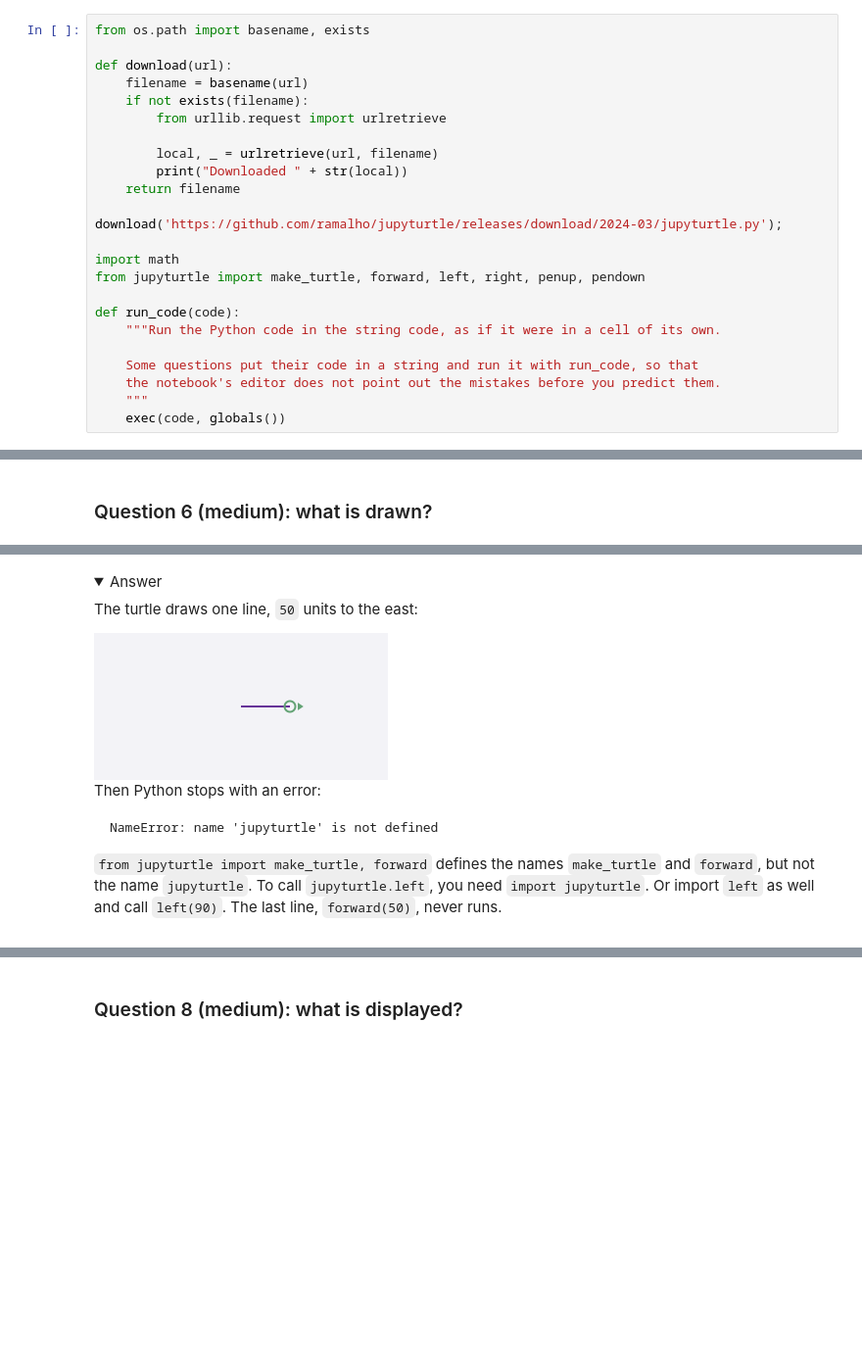
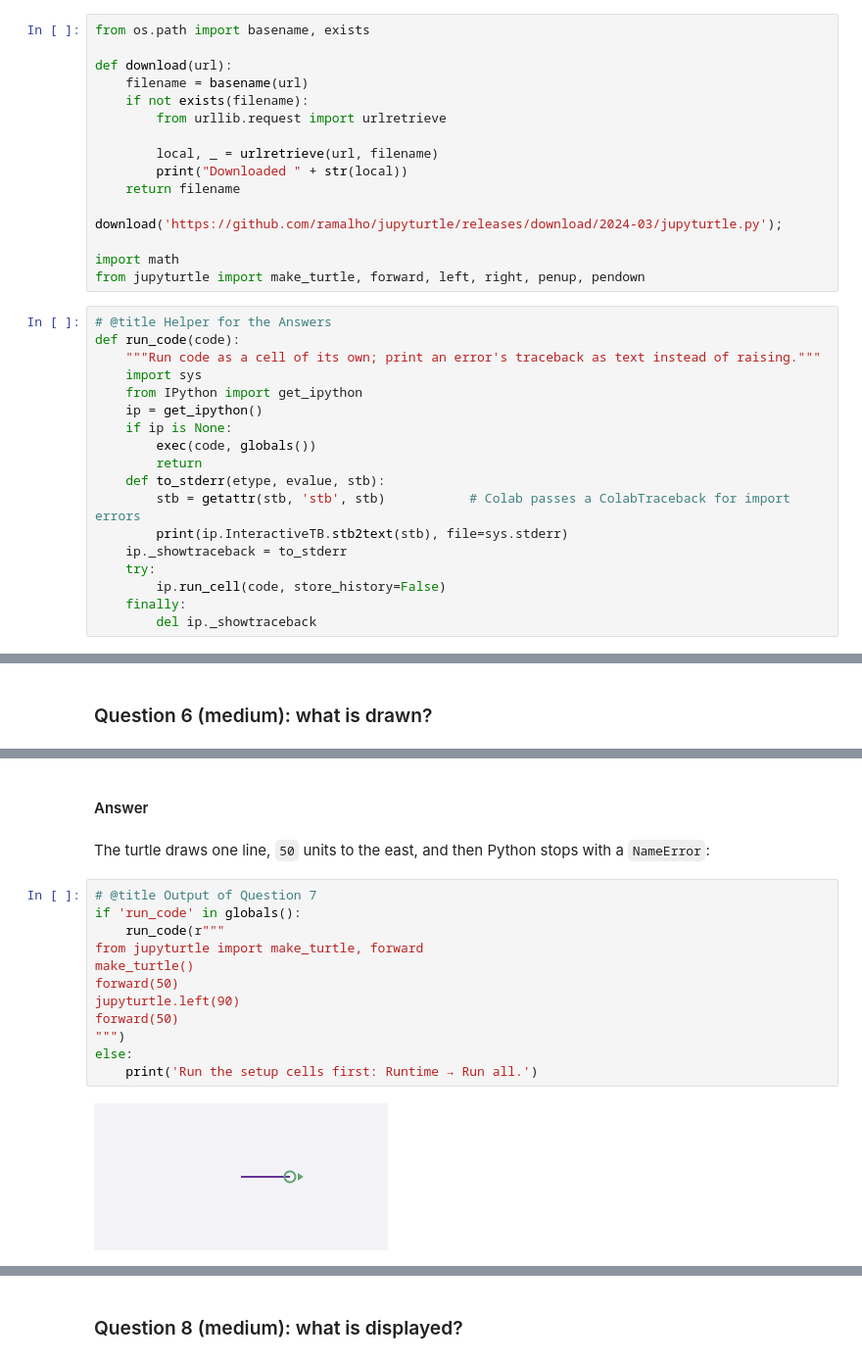
Before and after one commit to y-rosenthal/yrThinkPython, a Jupyter notebook: yr/chap04_review.ipynb, the cells around one changed output, grey strips where cells are left out. Shown at 98% size. Cells and saved outputs as stored; diff of their text form; folded sections open; blank space fills up the shorter version.

````diff
--- a/yr/chap04_review.ipynb
+++ b/yr/chap04_review.ipynb
@@ -146,14 +152,24 @@ download('https://github.com/ramalho/jupyturtle/releases/download/2024-03/jupytu
 
 import math
 from jupyturtle import make_turtle, forward, left, right, penup, pendown
-
-def run_code(code):
-    """Run the Python code in the string code, as if it were in a cell of its own.
-
-    Some questions put their code in a string and run it with run_code, so that
-    the notebook's editor does not point out the mistakes before you predict them.
-    """
-    exec(code, globals())
+# %%
+# @title Helper for the Answers
+def run_code(code):
+    """Run code as a cell of its own; print an error's traceback as text instead of raising."""
+    import sys
+    from IPython import get_ipython
+    ip = get_ipython()
+    if ip is None:
+        exec(code, globals())
+        return
+    def to_stderr(etype, evalue, stb):
+        stb = getattr(stb, 'stb', stb)           # Colab passes a ColabTraceback for import errors
+        print(ip.InteractiveTB.stb2text(stb), file=sys.stderr)
+    ip._showtraceback = to_stderr
+    try:
+        ip.run_cell(code, store_history=False)
+    finally:
+        del ip._showtraceback
 # %% [markdown]
 ### Question 1 (easy): what is displayed?
 
@@ -342,19 +382,18 @@ forward(50)
 # %% [markdown]
-<details>
-<summary>Answer</summary>
-
-The turtle draws one line, `50` units to the east:
-
-<img data-turtle alt="Turtle drawing" width="300" src="embedded-picture-1">
-
-Then Python stops with an error:
-
-```text
-NameError: name 'jupyturtle' is not defined
-```
-
-`from jupyturtle import make_turtle, forward` defines the names `make_turtle` and `forward`, but not the name `jupyturtle`.
-To call `jupyturtle.left`, you need `import jupyturtle`. Or import `left` as well and call `left(90)`.
-The last line, `forward(50)`, never runs.
-
-</details>
+#### Answer
+# %% [markdown]
+The turtle draws one line, `50` units to the east, and then Python stops with a <!--=error-->`NameError`:
+# %%
+# @title Output of Question 7
+if 'run_code' in globals():
+    run_code(r"""
+from jupyturtle import make_turtle, forward
+make_turtle()
+forward(50)
+jupyturtle.left(90)
+forward(50)
+""")
+else:
+    print('Run the setup cells first: Runtime → Run all.')
+# %% [output]
+[figure, added]
````
Also changed, not shown: parts of 117 cells of this notebook, 4 other files.
